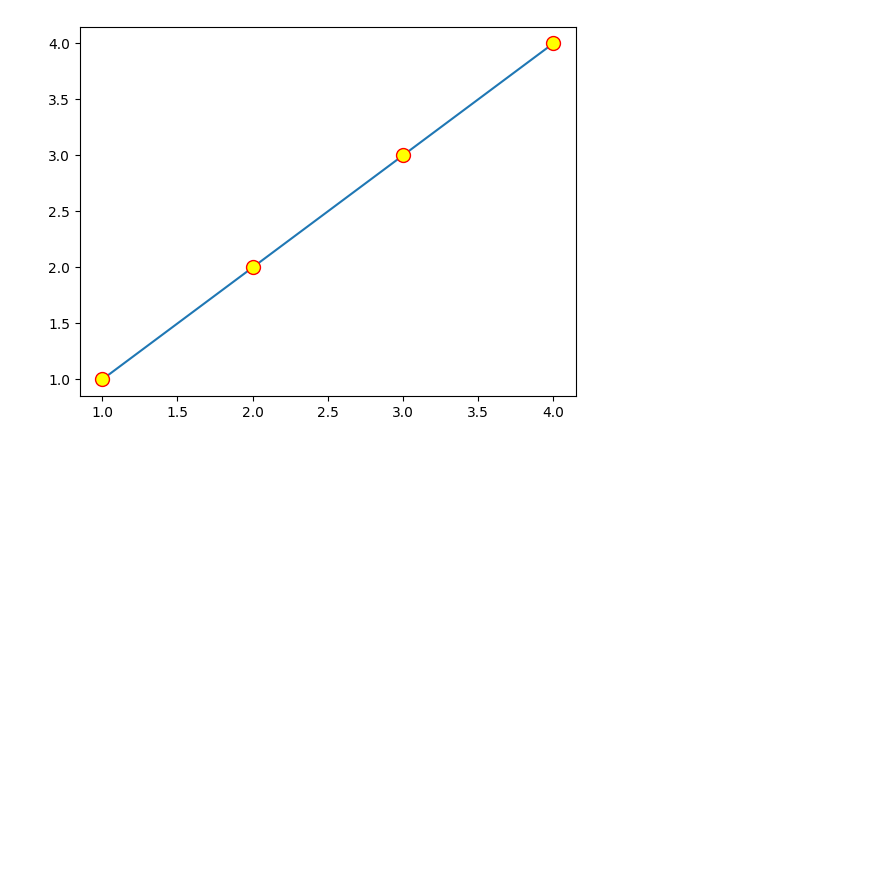
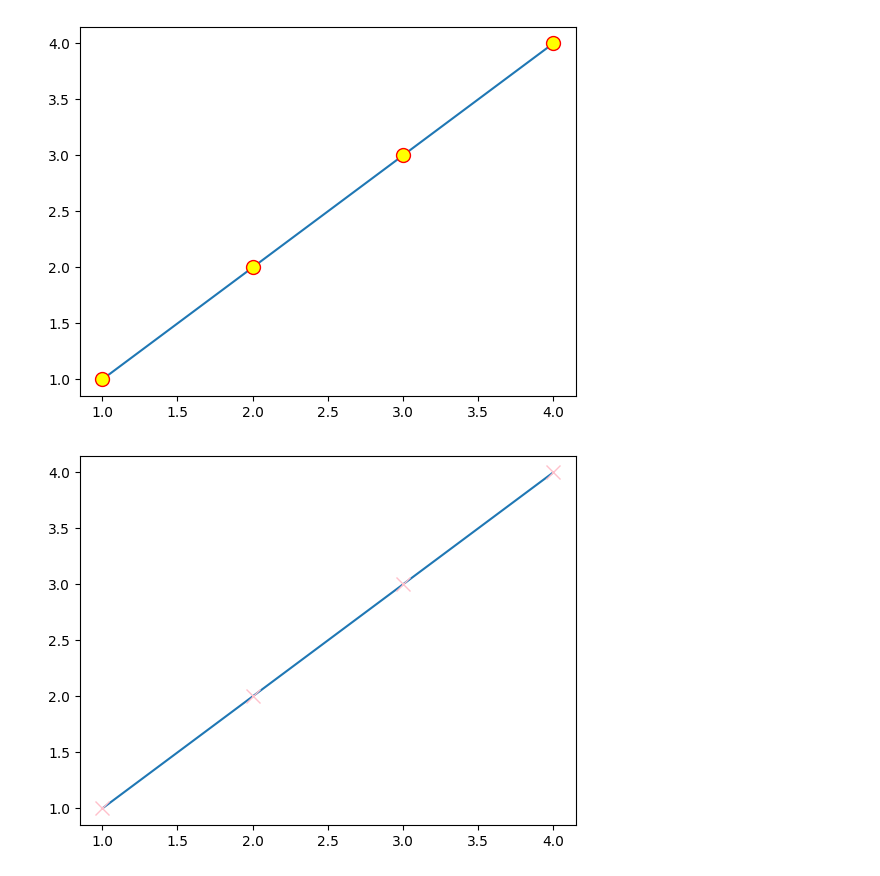
Before and after one commit to harshalkharabe/Python, a Jupyter notebook: PYTHON_FOR_DATA_SCIENCE/Matplotlib/matplotlib.ipynb, the cells around one changed output. Saved outputs shown, nothing was run; the diff lists cells and outputs as text; code cells hidden in the pictures; blank space fills up the shorter version.

Commit message:
Matplotlib Begins

```diff
--- a/PYTHON_FOR_DATA_SCIENCE/Matplotlib/matplotlib.ipynb
+++ b/PYTHON_FOR_DATA_SCIENCE/Matplotlib/matplotlib.ipynb
@@ -145,3 +145,13 @@ plt.plot(x,y,marker="o",mec="r",mfc="yellow",ms=10)
 plt.show()
 # %% [output]
 [figure]
+# %%
+# Dwar a plot with following values
+from matplotlib import pyplot as plt
+x = [1,2,3,4]
+y = [1,2,3,4]
+# plt.plot(x,y,ls="dashdot")
+plt.plot(x,y,marker="x",mec="black",mfc="yellow",ms=10)
+plt.show()
+# %% [output]
+[figure, added]
```
